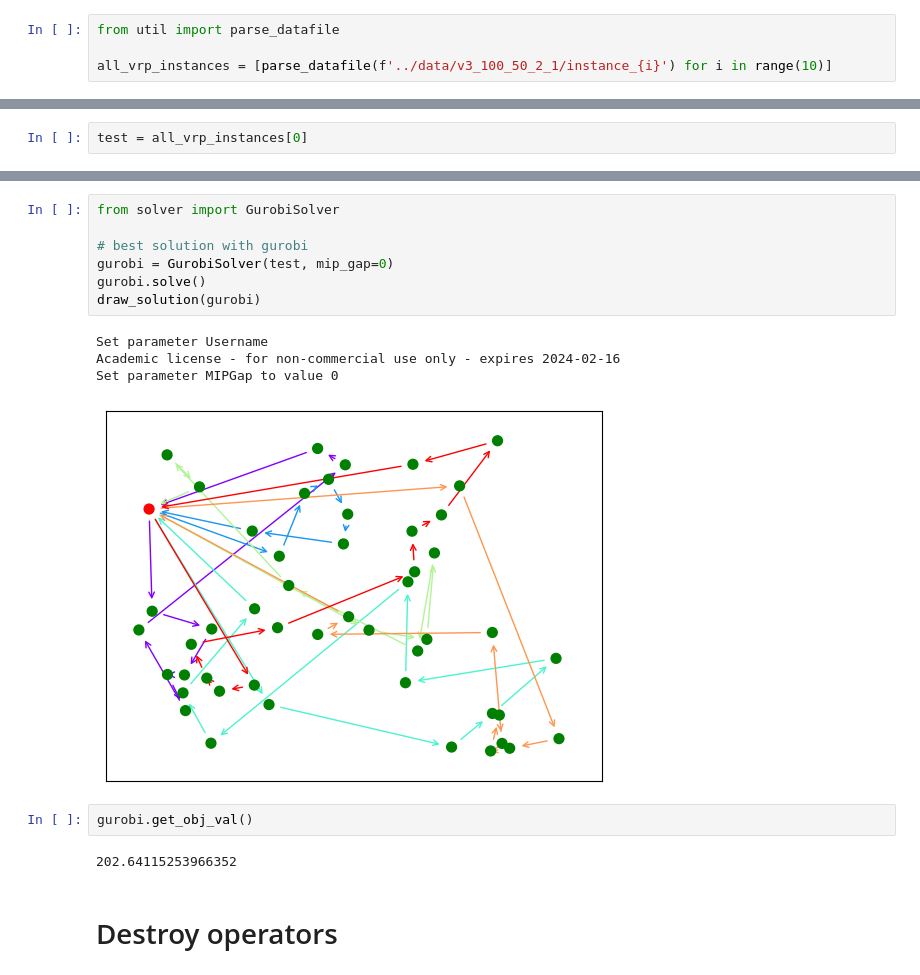
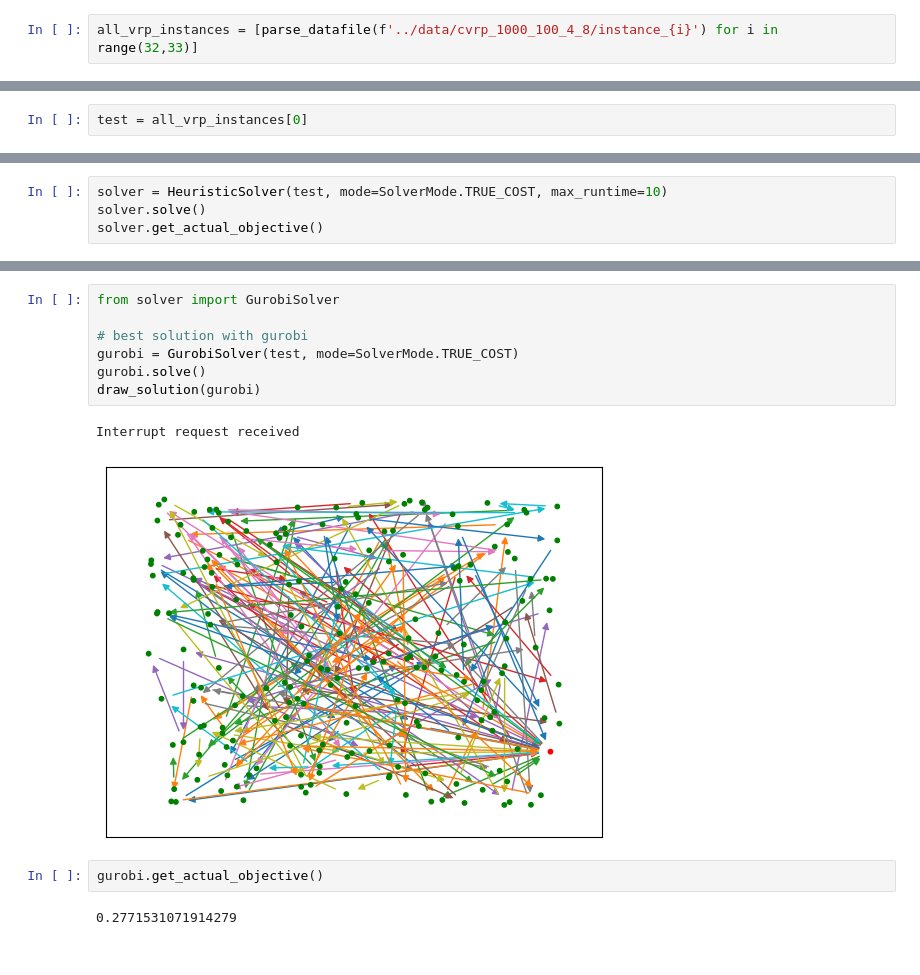
Before and after one commit to kostis-init/DFL-VRP, a Jupyter notebook: notebooks/heuristic.ipynb, the cells around one changed output, grey strips where cells are left out. Saved outputs shown, nothing was run; the diff lists cells and outputs as text.

```diff
--- a/notebooks/heuristic.ipynb
+++ b/notebooks/heuristic.ipynb
@@ -118,4 +9,2 @@ class HeuristicSolver:
 # %%
-from util import parse_datafile
-
-all_vrp_instances = [parse_datafile(f'../data/v3_100_50_2_1/instance_{i}') for i in range(10)]
+all_vrp_instances = [parse_datafile(f'../data/cvrp_1000_100_4_8/instance_{i}') for i in range(32,33)]
@@ -135,0 +15,4 @@ solver.state.objective()
+# %%
+solver = HeuristicSolver(test, mode=SolverMode.TRUE_COST, max_runtime=10)
+solver.solve()
+solver.get_actual_objective()
@@ -136,18 +25,14 @@ solver.state.objective()
 # %%
 from solver import GurobiSolver
 
 # best solution with gurobi
-gurobi = GurobiSolver(test, mip_gap=0)
+gurobi = GurobiSolver(test, mode=SolverMode.TRUE_COST)
 gurobi.solve()
 draw_solution(gurobi)
 # %% [output]
-Set parameter Username
-Academic license - for non-commercial use only - expires 2024-02-16
-Set parameter MIPGap to value 0
+Interrupt request received
-[figure, old version]
+[figure, new version]
 # %%
-gurobi.get_obj_val()
+gurobi.get_actual_objective()
 # %% [output]
-202.64115253966352
+0.2771531071914279
-# %% [markdown]
-# Destroy operators
```
Also changed, not shown: parts of 11 cells of this notebook, 40 other files.
